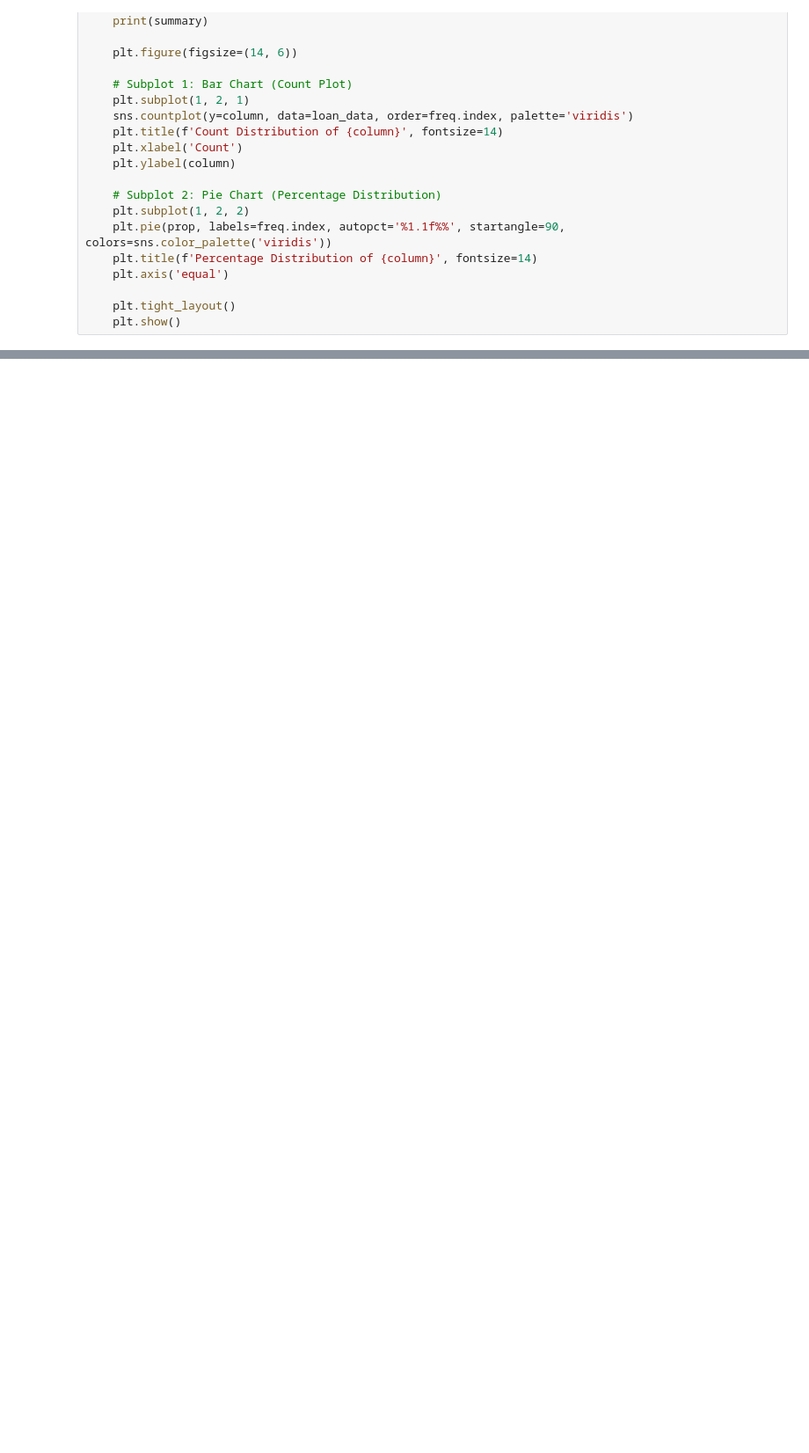
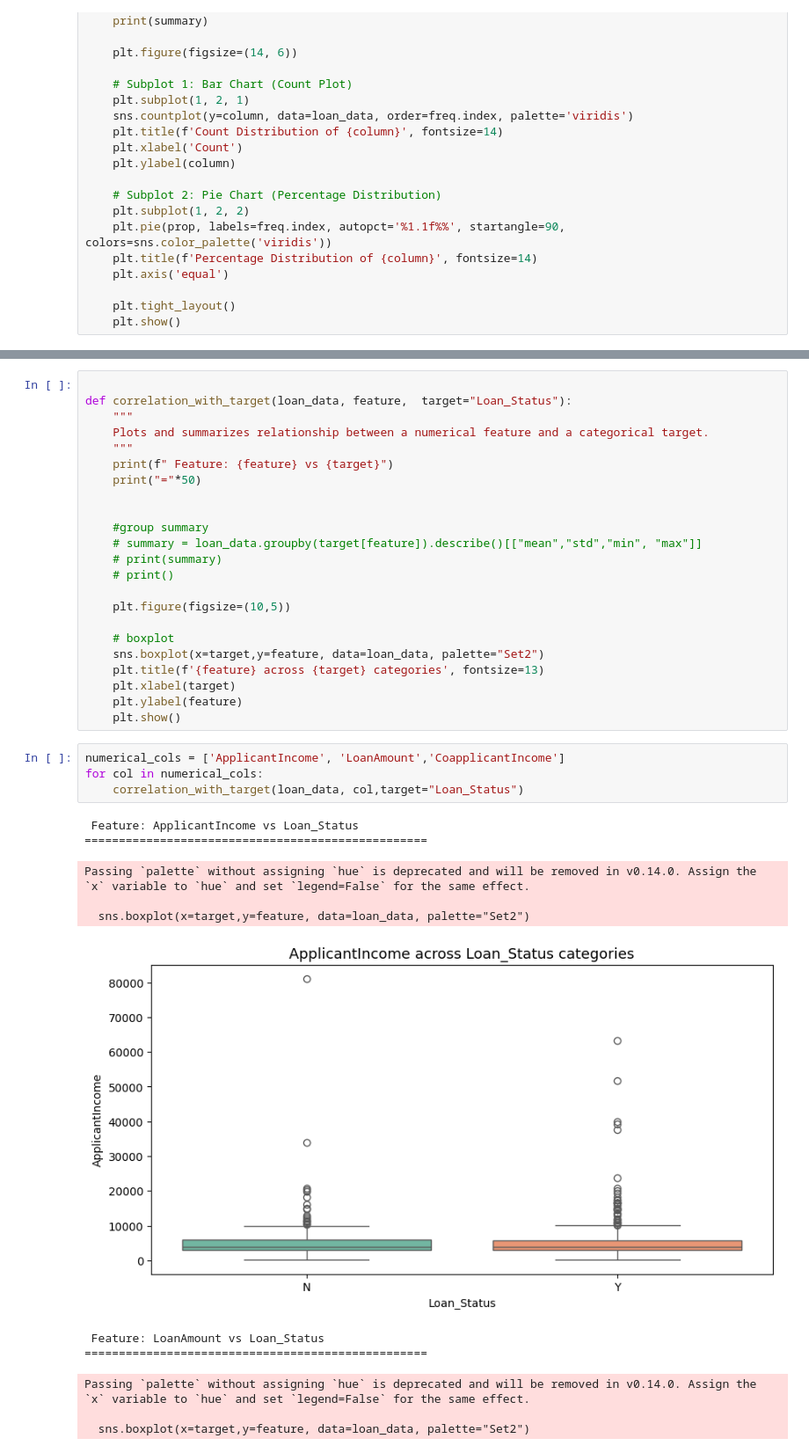
Before and after one commit to DuoDduo/Ai-Fellowship-module-3, a Jupyter notebook: Tasks/Task25/task25.ipynb, the cells around one changed output, grey strips where cells are left out. Shown at 88% size. Saved outputs shown, nothing was run; the diff lists cells and outputs as text; blank space fills up the shorter version.

```diff
--- a/Tasks/Task25/task25.ipynb
+++ b/Tasks/Task25/task25.ipynb
@@ -500,0 +506,39 @@ Passing `palette` without assigning `hue` is deprecated and will be removed in v
+# %%
+
+def correlation_with_target(loan_data, feature,  target="Loan_Status"):
+    """
+    Plots and summarizes relationship between a numerical feature and a categorical target.
+    """
+    print(f" Feature: {feature} vs {target}")
+    print("="*50)
+
+
+    #group summary
+    # summary = loan_data.groupby(target[feature]).describe()[["mean","std","min", "max"]]
+    # print(summary)
+    # print()
+
+    plt.figure(figsize=(10,5))
+
+    # boxplot
+    sns.boxplot(x=target,y=feature, data=loan_data, palette="Set2")
+    plt.title(f'{feature} across {target} categories', fontsize=13)
+    plt.xlabel(target)
+    plt.ylabel(feature)
+    plt.show()
+# %%
+numerical_cols = ['ApplicantIncome', 'LoanAmount','CoapplicantIncome']
+for col in numerical_cols:
+    correlation_with_target(loan_data, col,target="Loan_Status")
+# %% [output]
+ Feature: ApplicantIncome vs Loan_Status
+==================================================
+Passing `palette` without assigning `hue` is deprecated and will be removed in v0.14.0. Assign the `x` variable to `hue` and set `legend=False` for the same effect.
+
+  sns.boxplot(x=target,y=feature, data=loan_data, palette="Set2")
+[figure, added]
+ Feature: LoanAmount vs Loan_Status
+==================================================
+Passing `palette` without assigning `hue` is deprecated and will be removed in v0.14.0. Assign the `x` variable to `hue` and set `legend=False` for the same effect.
+
+  sns.boxplot(x=target,y=feature, data=loan_data, palette="Set2")
```
Also changed, not shown: parts of 9 cells of this notebook, 8 other files.
